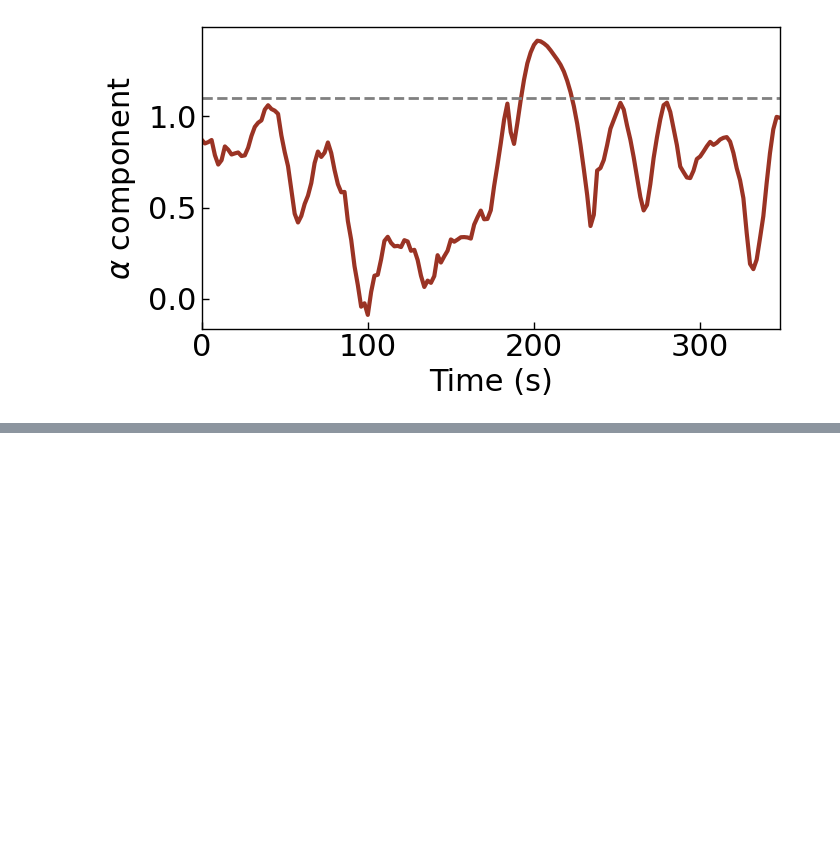
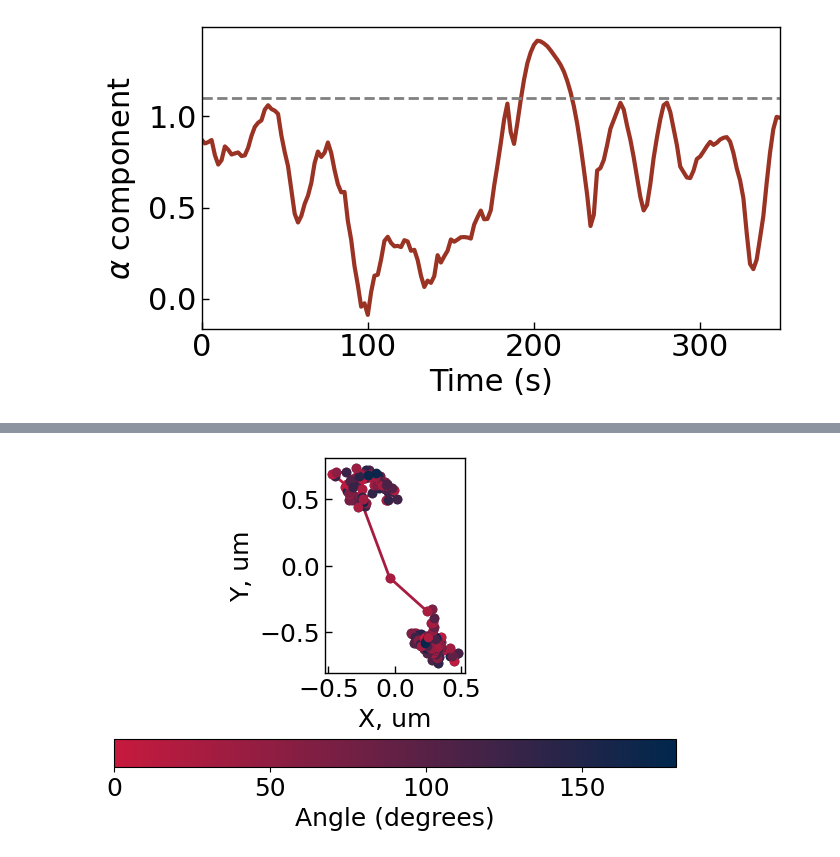
Before and after one commit to walterlab-um/Hyperosmotic_Confinement-Jump, a Jupyter notebook: plots/alpha_diffusion_coefficient_with_t.ipynb, the cells around one changed output, grey strips where cells are left out. Drawn from its saved outputs; the diff is of its cells as text; code cells hidden in the pictures; blank space fills up the shorter version.

```diff
--- a/plots/alpha_diffusion_coefficient_with_t.ipynb
+++ b/plots/alpha_diffusion_coefficient_with_t.ipynb
@@ -269,0 +311,4 @@ plt.show()
+# %%
+track_id = 195  # Use a random track_id from valid_track_ids
+# track_id = np.random.choice(valid_track_ids, 1)[0]
+track_data = data[data['trackID'] == track_id].copy()
@@ -269,0 +351,77 @@ plt.show()
+# %%
+# Function to calculate angles
+def calc_angle(x, y):
+    x0 = x[:-1]
+    x1 = x[1:]
+    y0 = y[:-1]
+    y1 = y[1:]
+    vector = np.array([x1 - x0, y1 - y0])
+    vector_complex = 1j * vector[1, :] + vector[0, :]
+    angles_eachstep = np.angle(vector_complex, deg=True)
+    angles = np.ediff1d(angles_eachstep)
+    angles[angles < -180] += 360
+    angles[angles > 180] -= 360
+    return angles
+# %%
+angles = calc_angle(x, y)
+# %%
+# Define the custom colormap from red to blue
+color_red = "#c61a3e"
+color_blue = "#00274c"
+cmap_name = "red2blue"
+cmap = clr.LinearSegmentedColormap.from_list(cmap_name, [color_red, color_blue], N=len(angles))
+fontsize = 18
+x_plot = x - (x.min() + x.max()) / 2
+y_plot = y - (y.min() + y.max()) / 2
+
+print(f"x_plot: {x_plot}")
+print(f"y_plot: {y_plot}")
+
+fig, ax = plt.subplots(figsize=(6, 4))
+
+# Normalize the angles to the range [0, 1]
+normalize_angles = clr.Normalize(vmin=0, vmax=180)
+color_mapped_angles = cm.ScalarMappable(norm=normalize_angles, cmap=cmap).to_rgba(np.abs(angles))
+
+# Plot the trajectory with color mapping based on angles
+for i in range(len(angles)):
+    ax.plot(
+        x_plot[i:i + 2], y_plot[i:i + 2], "-o",
+        color=color_mapped_angles[i],
+        linewidth=2
+    )
+
+# Customize plot aesthetics
+ax.axis("scaled")
+ax.spines[:].set_linewidth(1)
+ax.tick_params(
+    axis="both",
+    which="major",
+    labelsize=fontsize,
+    direction="in",
+    bottom=True,
+    left=True,
+    length=5,
+    width=1
+)
+ax.set_xlabel('X, um', fontsize=18)
+ax.set_ylabel('Y, um', fontsize=18)
+
+ax.relim()
+ax.autoscale_view()
+
+normalize = clr.Normalize(vmin=0, vmax=180)
+cbar = plt.colorbar(
+    cm.ScalarMappable(norm=normalize, cmap=cmap),
+    ax=ax,
+    orientation='horizontal',
+    pad=0.2,
+    drawedges=False
+)
+cbar.ax.tick_params(labelsize=fontsize)
+cbar.set_label('Angle (degrees)', fontsize=18)
+
+# Final layout adjustments and show the plot
+plt.tight_layout()
+plt.show()
+# %% [output]
@@ -269,0 +445 @@ plt.show()
+[figure, added]
```
Also changed, not shown: parts of 17 cells of this notebook.
